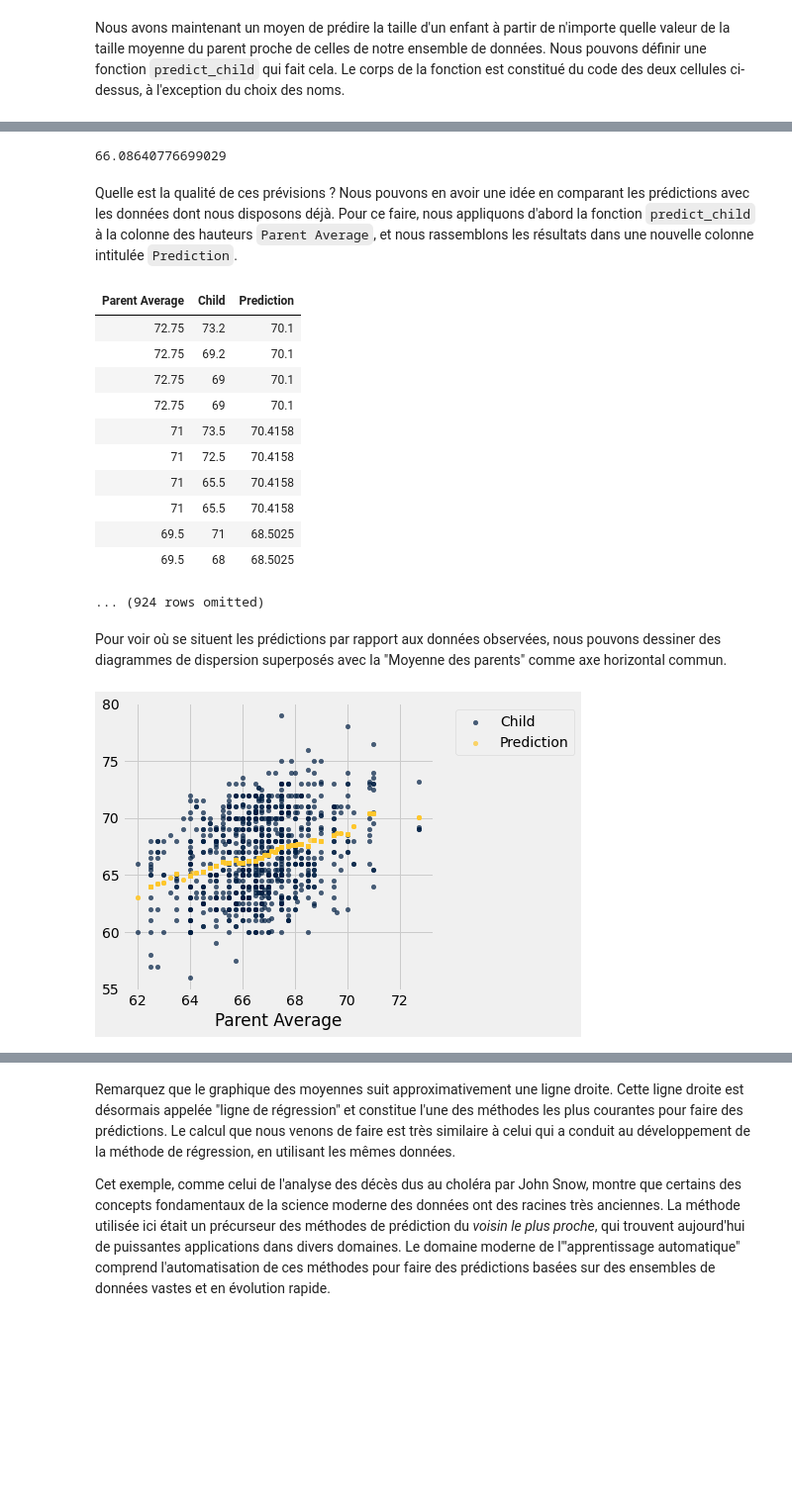
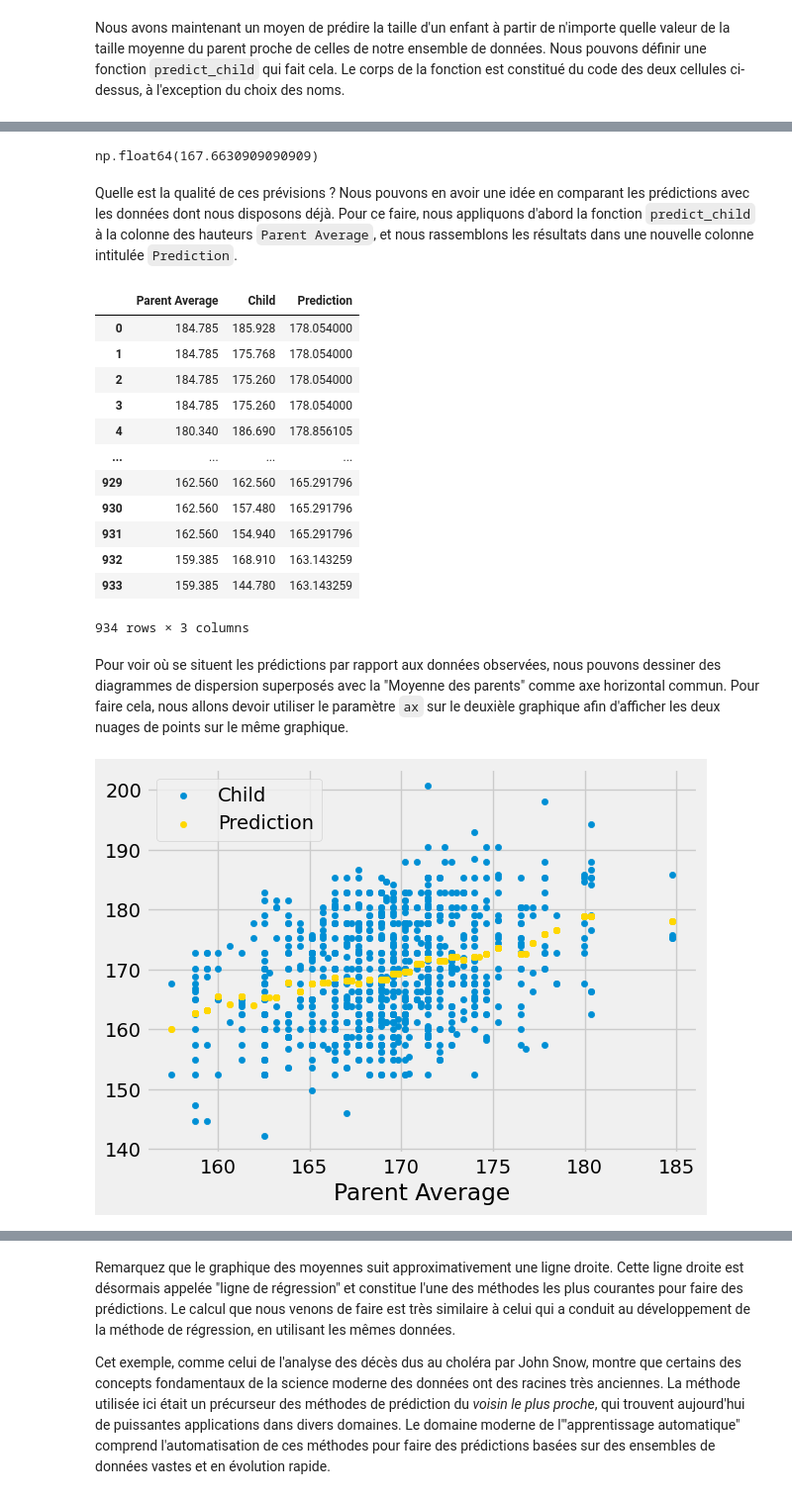
Before and after one commit to Thomas-Schatz/L1_Descartes_sciences_des_donnees, a Jupyter notebook: notes_de_cours/Séance1_CM.ipynb, the cells around one changed output, grey strips where cells are left out. Shown at 99% size. Drawn from its saved outputs; the diff is of its cells as text; code cells hidden in the pictures; blank space fills up the shorter version.

```diff
--- a/notes_de_cours/Séance1_CM.ipynb
+++ b/notes_de_cours/Séance1_CM.ipynb
@@ -1482,0 +1491,8 @@ family_heights
+# %%
+# Conversion pouce - cm
+def convert_inch_to_cm(inch):
+    """ Convert the inch to cm"""
+    return inch * 2.54
+
+family_heights[["father", "mother", "childHeight"]] = family_heights[["father", "mother", "childHeight"]].apply(convert_inch_to_cm)
+family_heights
@@ -1487,10 +1517,10 @@ Cette taille moyenne des parents est notre variable *prédictive*. Dans la cellu
 
 Le tableau `heights` ne contient que les hauteurs moyennes des parents et les hauteurs des enfants. Le diagramme de dispersion des deux variables montre une association positive, comme on peut s'y attendre pour ces variables.
 # %%
-parent_averages = (family_heights.column('father') + family_heights.column('mother'))/2
-heights = Table().with_columns(
-    'Parent Average', parent_averages,
-    'Child', family_heights.column('childHeight')
-)
+parent_averages = (family_heights['father'] + family_heights['mother'])/2
+heights = pandas.DataFrame({
+    'Parent Average': parent_averages,
+    'Child': family_heights['childHeight']
+})
 heights
 # %% [output]
@@ -1558,9 +1590,9 @@ def predict_child(p_avg):
     """Predict the height of a child whose parents have a parent average height of p_avg.
 
     The prediction is the average height of the children whose parent average height is
-    in the range p_avg plus or minus 0.5.
+    in the range p_avg plus or minus 1.
     """
 
-    close_points = heights.where('Parent Average', are.between(p_avg-0.5, p_avg + 0.5))
-    return np.average(close_points.column('Child'))
+    close_points = heights[(heights['Parent Average'] > p_avg-1) & (heights['Parent Average'] < p_avg+1)]
+    return np.average(close_points['Child'])
 # %% [markdown]
@@ -1572,34 +1604,34 @@ predict_child(68)
 # %%
-predict_child(66)
+predict_child(165)
 # %% [output]
-66.08640776699029
+np.float64(167.6630909090909)
 # %% [markdown]
 Quelle est la qualité de ces prévisions ? Nous pouvons en avoir une idée en comparant les prédictions avec les données dont nous disposons déjà. Pour ce faire, nous appliquons d'abord la fonction `predict_child` à la colonne des hauteurs `Parent Average`, et nous rassemblons les résultats dans une nouvelle colonne intitulée `Prediction`.
 # %%
 # Apply predict_child to all the midparent heights
-
-heights_with_predictions = heights.with_column(
-    'Prediction', heights.apply(predict_child, 'Parent Average')
-)
+heights['Prediction'] = heights["Parent Average"].apply(predict_child)
+heights
+# %% [output]
+|  | Parent Average | Child | Prediction |
+| 0 | 184.785 | 185.928 | 178.054000 |
+| 1 | 184.785 | 175.768 | 178.054000 |
+| 2 | 184.785 | 175.260 | 178.054000 |
+| 3 | 184.785 | 175.260 | 178.054000 |
+| 4 | 180.340 | 186.690 | 178.856105 |
+| ... | ... | ... | ... |
+| 929 | 162.560 | 162.560 | 165.291796 |
+| 930 | 162.560 | 157.480 | 165.291796 |
+| 931 | 162.560 | 154.940 | 165.291796 |
+| 932 | 159.385 | 168.910 | 163.143259 |
+| 933 | 159.385 | 144.780 | 163.143259 |
+934 rows × 3 columns
-# %%
-heights_with_predictions
-# %% [output]
-| Parent Average | Child | Prediction |
-| 72.75 | 73.2 | 70.1 |
-| 72.75 | 69.2 | 70.1 |
-| 72.75 | 69 | 70.1 |
-| 72.75 | 69 | 70.1 |
-| 71 | 73.5 | 70.4158 |
-| 71 | 72.5 | 70.4158 |
-| 71 | 65.5 | 70.4158 |
-| 71 | 65.5 | 70.4158 |
-| 69.5 | 71 | 68.5025 |
-| 69.5 | 68 | 68.5025 |
-... (924 rows omitted)
 # %% [markdown]
 Pour voir où se situent les prédictions par rapport aux données observées, nous pouvons dessiner des diagrammes de dispersion superposés avec la "Moyenne des parents" comme axe horizontal commun.
+Pour faire cela, nous allons devoir utiliser le paramètre `ax` sur le deuxièle graphique afin d'afficher les deux nuages de points sur le même graphique.
 # %%
-heights_with_predictions.scatter('Parent Average')
+fig = heights.plot.scatter('Parent Average', "Child", label="Child")
+fig = heights.plot.scatter('Parent Average', "Prediction", label="Prediction", color="gold", ax=fig)
+t = plots.ylabel("")
 # %% [output]
-[figure, old version]
+[figure, new version]
 # %% [markdown]
```
Also changed, not shown: parts of 136 cells of this notebook.
